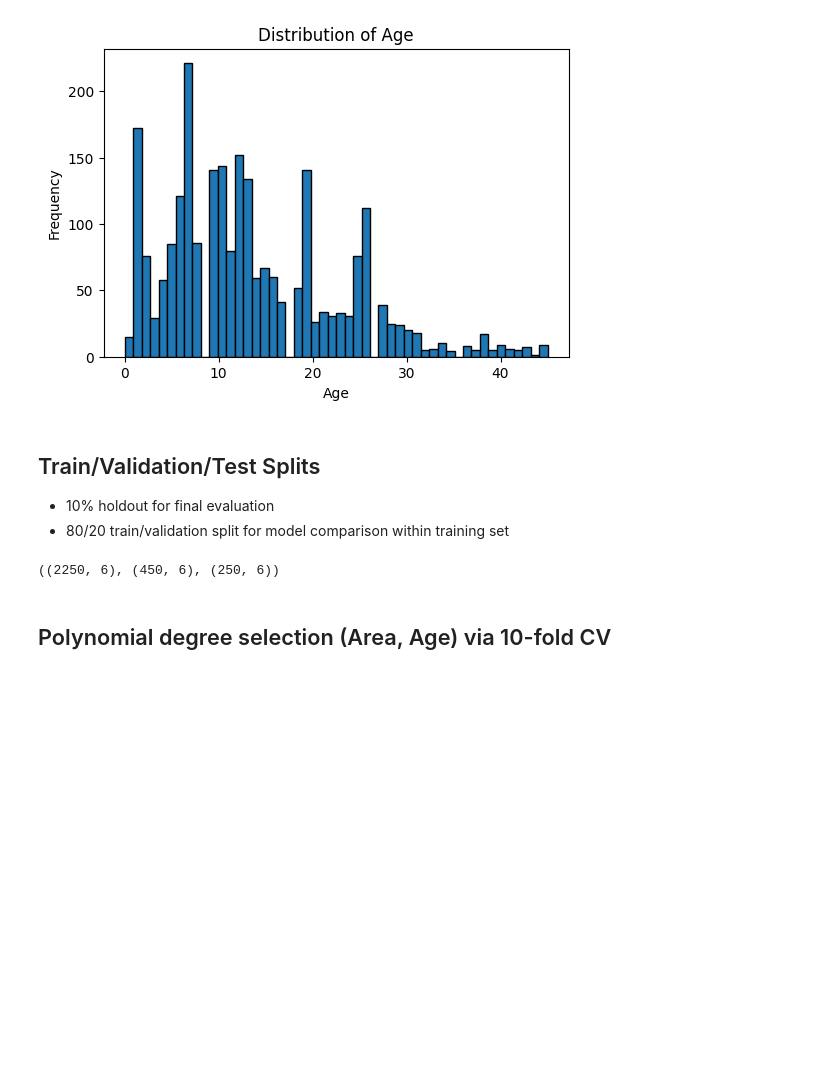
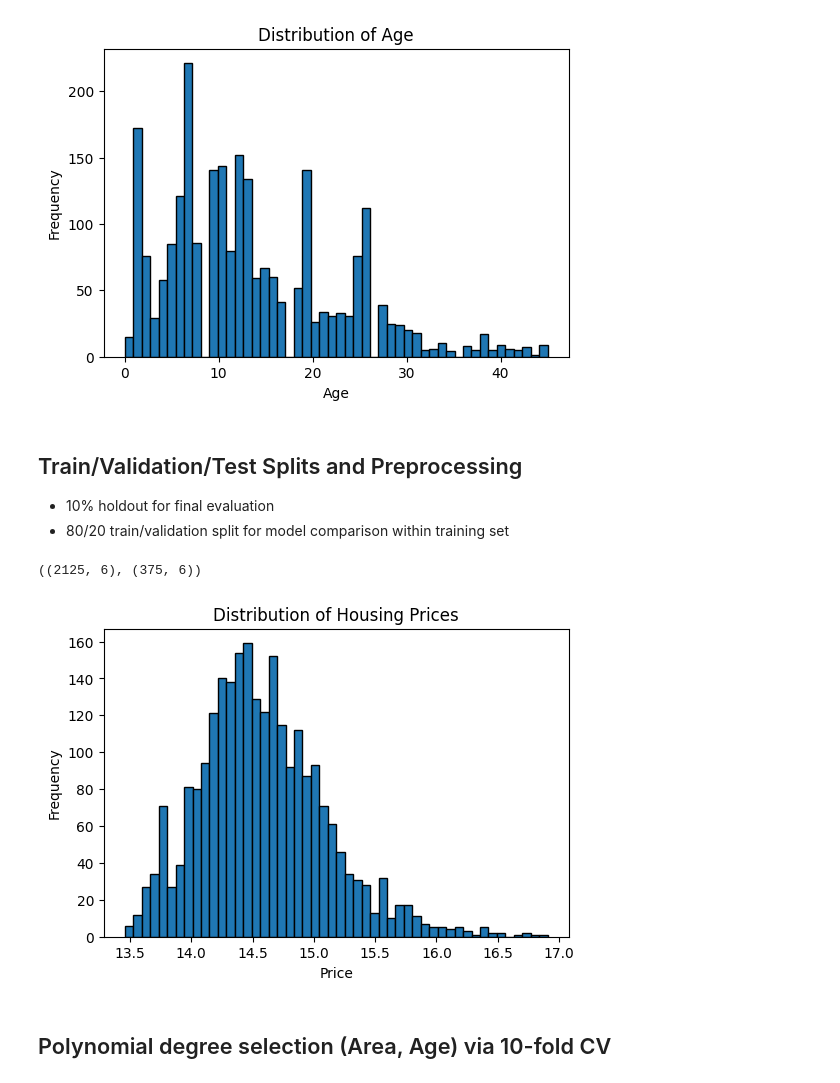
Before and after one commit to shaunechua/housing_prices, a Jupyter notebook: housing_prices.ipynb, the cells around one changed output. Cells and saved outputs as stored; diff of their text form; code cells hidden in the pictures; blank space fills up the shorter version.

```diff
--- a/housing_prices.ipynb
+++ b/housing_prices.ipynb
@@ -73,7 +75,7 @@ plt.show()
 [figure]
 [figure]
 # %% [markdown]
-## Train/Validation/Test Splits
+## Train/Validation/Test Splits and Preprocessing
 
 - 10% holdout for final evaluation
 - 80/20 train/validation split for model comparison within training set
@@ -82,19 +84,14 @@ central['Price'] = np.log1p(central['Price'])
 central['Area'] = np.log1p(central['Area'])
 
 
-
 central_train, central_test = train_test_split(
-    central_processed,
-    test_size=0.1,
+    central,
+    test_size=0.15,
     random_state=RANDOM_SEED
 )
 
-train_df, val_df = train_test_split(
-    central_train,
-    test_size=0.2,
-    random_state=RANDOM_SEED
-)
 
-central_train.shape, val_df.shape, central_test.shape
+
+central_train.shape, central_test.shape
 # %% [output]
-((2250, 6), (450, 6), (250, 6))
+((2125, 6), (375, 6))
@@ -106,3 +98,17 @@ y_val = val_df['Price']
+# %%
+X_train = central_train.drop(columns=['Price'])
+y_train = central_train['Price']
+X_test = central_test.drop(columns=['Price'])
+y_test = central_test['Price']
+
+plt.figure(figsize=(6, 4))
+plt.hist(central['Price'], bins=50, edgecolor='black')
+plt.title('Distribution of Housing Prices')
+plt.xlabel('Price')
+plt.ylabel('Frequency')
+plt.show()
+# %% [output]
+[figure, added]
 # %% [markdown]
 ## Polynomial degree selection (Area, Age) via 10-fold CV
 # %%
```
Also changed, not shown: parts of 21 cells of this notebook, 6 other files.
